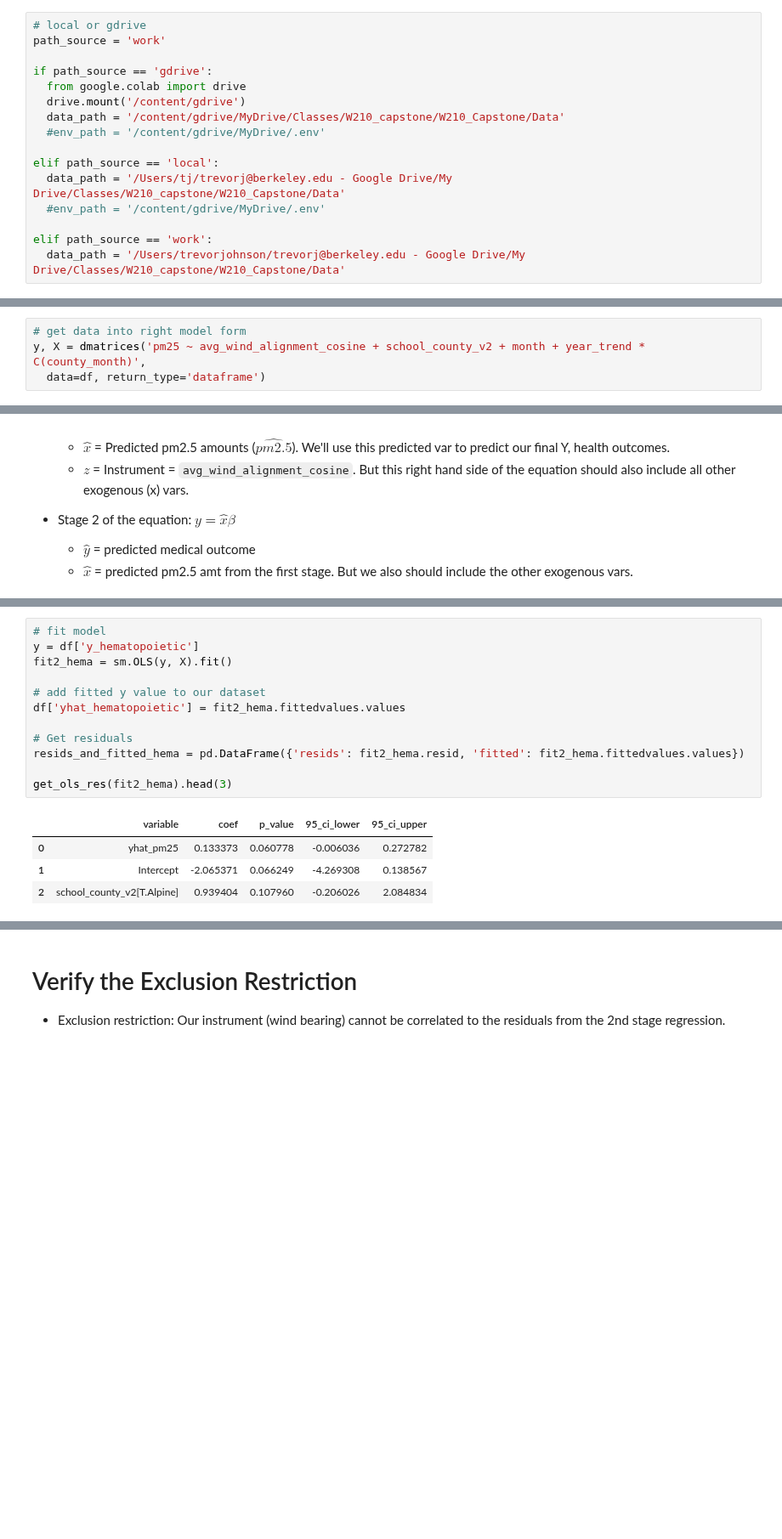
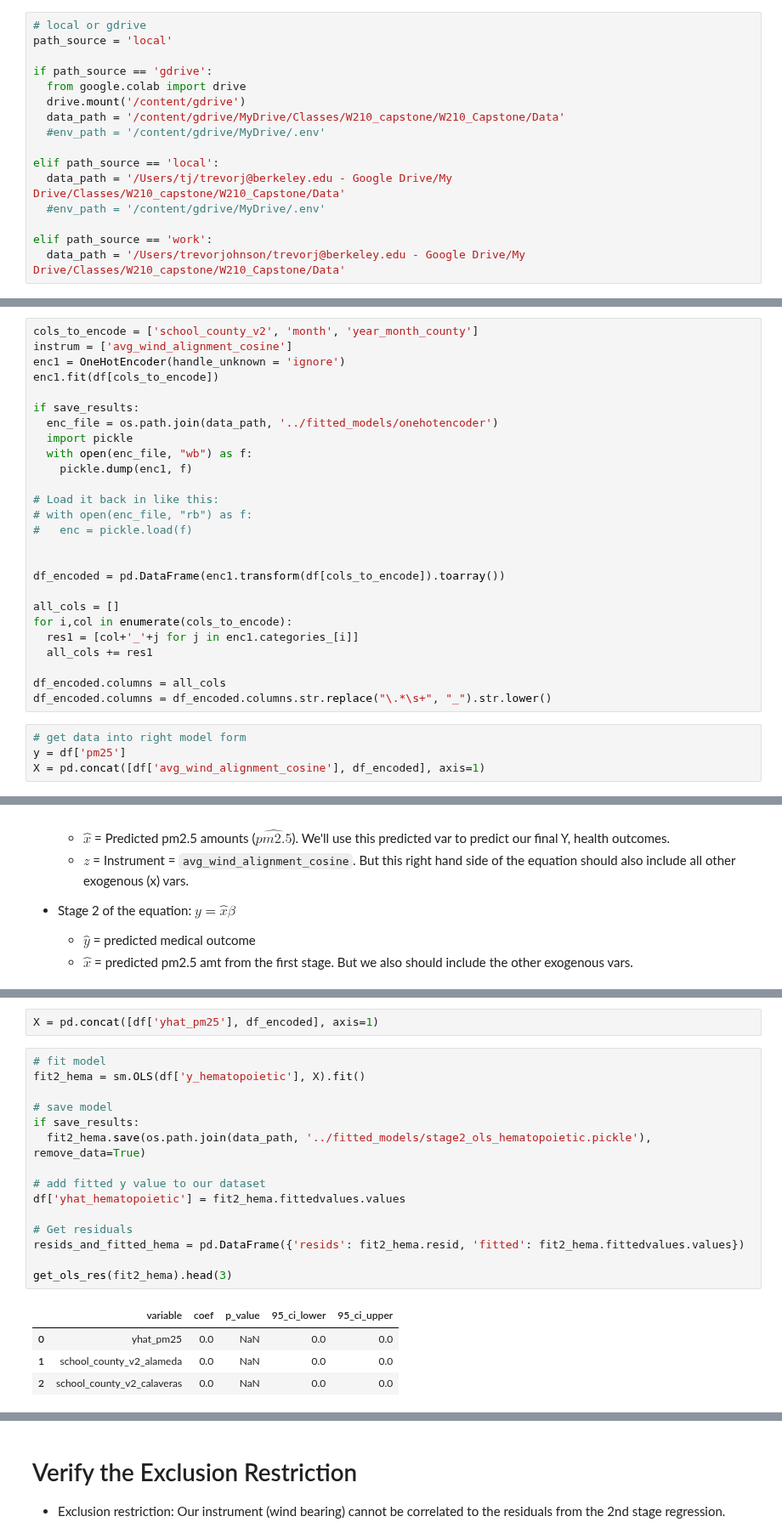
Before and after one commit to mattslyons/JLPS_capstone_project, a Jupyter notebook: modeling/2sls_tj_v7.ipynb, the cells around one changed output, grey strips where cells are left out. Shown at 85% size. Saved outputs shown, nothing was run; the diff lists cells and outputs as text; blank space fills up the shorter version.

```diff
--- a/modeling/2sls_tj_v7.ipynb
+++ b/modeling/2sls_tj_v7.ipynb
@@ -40,6 +44,6 @@ pd.options.mode.chained_assignment = None
 # %%
 # local or gdrive
-path_source = 'work'
+path_source = 'local'
 
 if path_source == 'gdrive':
   from google.colab import drive
@@ -165,5 +161,31 @@ def get_ols_res(fitted):
+# %%
+cols_to_encode = ['school_county_v2', 'month', 'year_month_county']
+instrum = ['avg_wind_alignment_cosine']
+enc1 = OneHotEncoder(handle_unknown = 'ignore')
+enc1.fit(df[cols_to_encode])
+
+if save_results:
+  enc_file = os.path.join(data_path, '../fitted_models/onehotencoder')
+  import pickle
+  with open(enc_file, "wb") as f:
+    pickle.dump(enc1, f)
+
+# Load it back in like this:
+# with open(enc_file, "rb") as f:
+#   enc = pickle.load(f)
+
+
+df_encoded = pd.DataFrame(enc1.transform(df[cols_to_encode]).toarray())
+
+all_cols = []
+for i,col in enumerate(cols_to_encode):
+  res1 = [col+'_'+j for j in enc1.categories_[i]]
+  all_cols += res1
+
+df_encoded.columns = all_cols
+df_encoded.columns = df_encoded.columns.str.replace("\.*\s+", "_").str.lower()
 # %%
 # get data into right model form
-y, X = dmatrices('pm25 ~ avg_wind_alignment_cosine + school_county_v2 + month + year_trend * C(county_month)',
-  data=df, return_type='dataframe')
+y = df['pm25']
+X = pd.concat([df['avg_wind_alignment_cosine'], df_encoded], axis=1)
 # %%
@@ -203,19 +221,24 @@ X = X[['yhat_pm25'] + [i for i in X.columns if not re.search('yhat_pm25', i)]] #
+# %%
+X = pd.concat([df['yhat_pm25'], df_encoded], axis=1)
 # %%
 # fit model
-y = df['y_hematopoietic']
-fit2_hema = sm.OLS(y, X).fit()
+fit2_hema = sm.OLS(df['y_hematopoietic'], X).fit()
+
+# save model
+if save_results:
+  fit2_hema.save(os.path.join(data_path, '../fitted_models/stage2_ols_hematopoietic.pickle'), remove_data=True)
 
 # add fitted y value to our dataset
 df['yhat_hematopoietic'] = fit2_hema.fittedvalues.values
 
 # Get residuals
 resids_and_fitted_hema = pd.DataFrame({'resids': fit2_hema.resid, 'fitted': fit2_hema.fittedvalues.values})
 
 get_ols_res(fit2_hema).head(3)
 # %% [output]
 |  | variable | coef | p_value | 95_ci_lower | 95_ci_upper |
-| 0 | yhat_pm25 | 0.133373 | 0.060778 | -0.006036 | 0.272782 |
-| 1 | Intercept | -2.065371 | 0.066249 | -4.269308 | 0.138567 |
-| 2 | school_county_v2[T.Alpine] | 0.939404 | 0.107960 | -0.206026 | 2.084834 |
+| 0 | yhat_pm25 | 0.0 | NaN | 0.0 | 0.0 |
+| 1 | school_county_v2_alameda | 0.0 | NaN | 0.0 | 0.0 |
+| 2 | school_county_v2_calaveras | 0.0 | NaN | 0.0 | 0.0 |
 # %%
 # fit model
```
Also changed, not shown: parts of 19 cells of this notebook, 1 other file.
